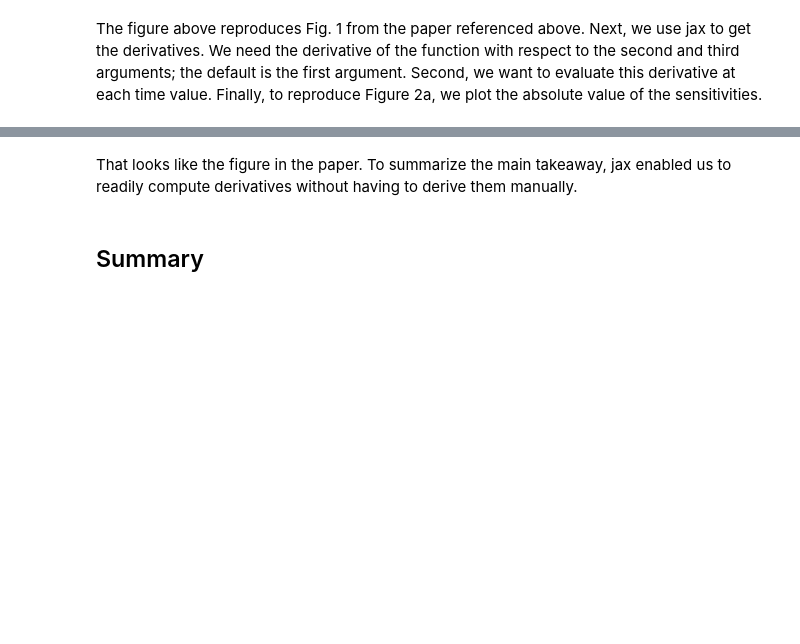
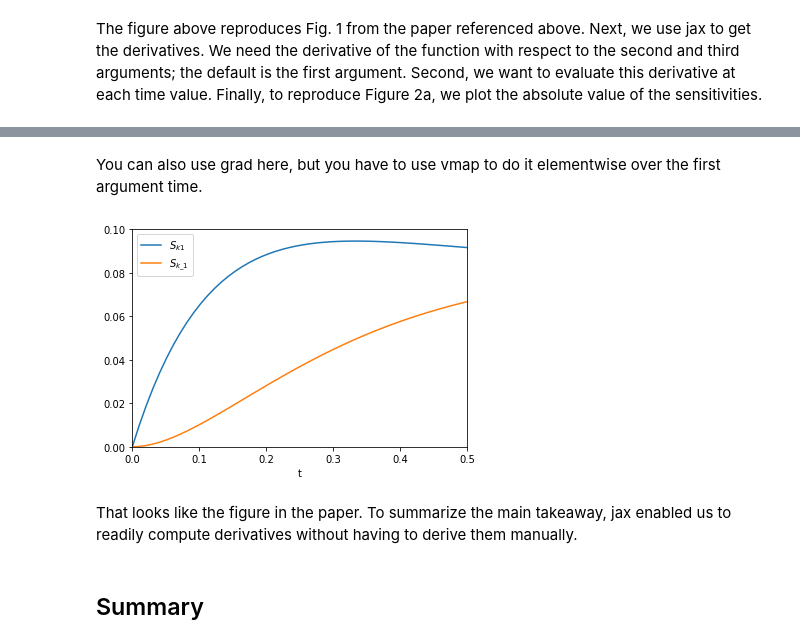
Before and after one commit to Steel-Bank-codespaces/f22-06623, a Jupyter notebook: lectures/20-autograd-applications/20-jax-applications.ipynb, the cells around one changed output, grey strips where cells are left out. Cells and saved outputs as stored; diff of their text form; code cells hidden in the pictures; blank space fills up the shorter version.

```diff
--- a/lectures/20-autograd-applications/20-jax-applications.ipynb
+++ b/lectures/20-autograd-applications/20-jax-applications.ipynb
@@ -355,3 +447,21 @@ plt.legend(["$S_{k1}$", "$S_{k\_1}$"]);
+# %% [markdown]
+You can also use grad here, but you have to use vmap to do it elementwise over the first argument time.
+# %%
+from jax import vmap
+fdAdk1 = vmap(grad(A, 1), in_axes=(0, None, None))  # k1
+fdAdk_1 = vmap(grad(A, 2), in_axes=(0, None, None))  # k_1
+
+dAdk1 = fdAdk1(t, k1, k_1)
+dAdk_1 = fdAdk_1(t, k1, k_1)
+
+plt.plot(t, np.abs(dAdk1))
+plt.plot(t, np.abs(dAdk_1))
+plt.xlim([0, 0.5])
+plt.ylim([0, 0.1])
+plt.xlabel("t")
+plt.legend(["$S_{k1}$", "$S_{k\_1}$"]);
+# %% [output]
+[figure, added]
 # %% [markdown]
 That looks like the figure in the paper. To summarize the main takeaway, jax enabled us to readily compute derivatives without having to derive them manually.
 # %% [markdown]
```
Also changed, not shown: parts of 32 cells of this notebook, 1 other file.
